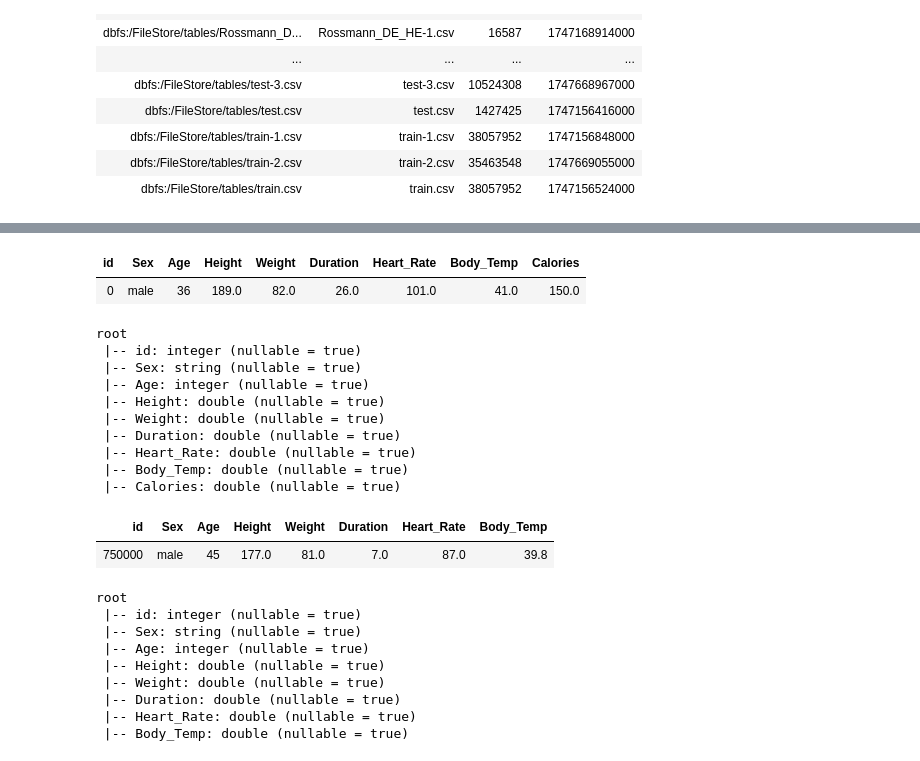
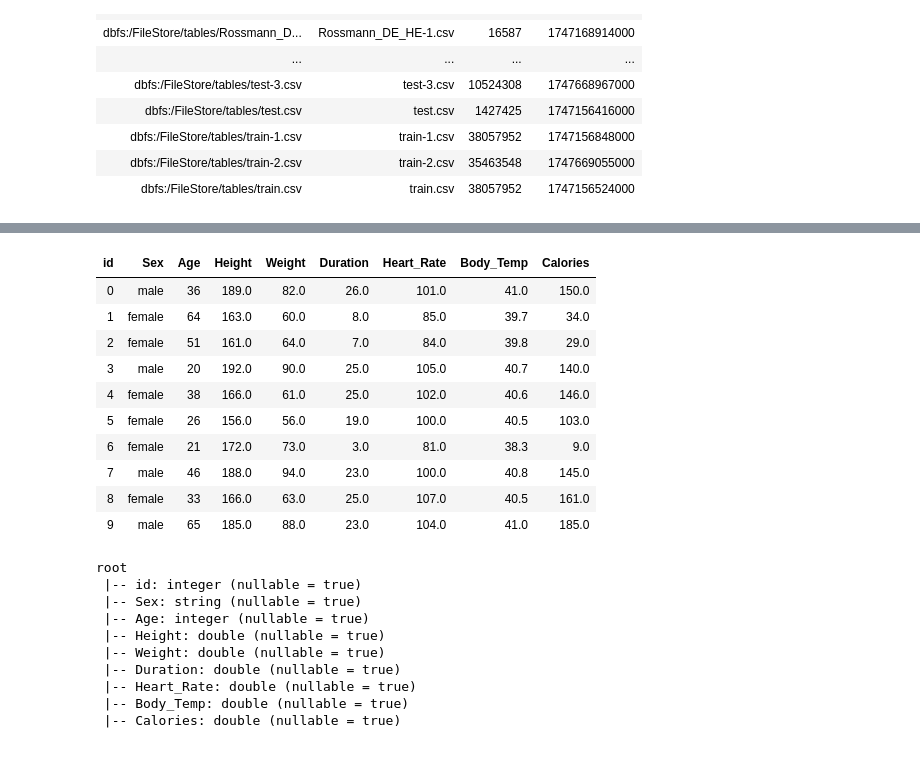
Before and after one commit to gj-goncalvescaldas/calories-prediction-ml-ongoing, a Jupyter notebook: EDA_Predict_Calorie_Expenditure_GustavoCaldas.ipynb, the cells around one changed output, grey strips where cells are left out. Drawn from its saved outputs; the diff is of its cells as text; code cells hidden in the pictures.

```diff
--- a/EDA_Predict_Calorie_Expenditure_GustavoCaldas.ipynb
+++ b/EDA_Predict_Calorie_Expenditure_GustavoCaldas.ipynb
@@ -22,10 +44,19 @@ ls /FileStore/tables
 # %%
-df = spark.read.option("Header", True).option("InferSchema", True).csv('/FileStore/tables/train-2.csv')
-display(df.head(1))
-df.printSchema()
+train_df = spark.read.option("Header", True).option("InferSchema", True).csv('/FileStore/tables/train-2.csv')
+display(train_df.head(10))
+train_df.printSchema()
 # %% [output]
 | id | Sex | Age | Height | Weight | Duration | Heart_Rate | Body_Temp | Calories |
 | 0 | male | 36 | 189.0 | 82.0 | 26.0 | 101.0 | 41.0 | 150.0 |
+| 1 | female | 64 | 163.0 | 60.0 | 8.0 | 85.0 | 39.7 | 34.0 |
+| 2 | female | 51 | 161.0 | 64.0 | 7.0 | 84.0 | 39.8 | 29.0 |
+| 3 | male | 20 | 192.0 | 90.0 | 25.0 | 105.0 | 40.7 | 140.0 |
+| 4 | female | 38 | 166.0 | 61.0 | 25.0 | 102.0 | 40.6 | 146.0 |
+| 5 | female | 26 | 156.0 | 56.0 | 19.0 | 100.0 | 40.5 | 103.0 |
+| 6 | female | 21 | 172.0 | 73.0 | 3.0 | 81.0 | 38.3 | 9.0 |
+| 7 | male | 46 | 188.0 | 94.0 | 23.0 | 100.0 | 40.8 | 145.0 |
+| 8 | female | 33 | 166.0 | 63.0 | 25.0 | 107.0 | 40.5 | 161.0 |
+| 9 | male | 65 | 185.0 | 88.0 | 23.0 | 104.0 | 41.0 | 185.0 |
 root
  |-- id: integer (nullable = true)
  |-- Sex: string (nullable = true)
@@ -36,19 +67,3 @@ root
  |-- Heart_Rate: double (nullable = true)
  |-- Body_Temp: double (nullable = true)
  |-- Calories: double (nullable = true)
-# %%
-df_test = spark.read.option("Header", True).option("InferSchema", True).csv('/FileStore/tables/test-3.csv')
-display(df_test.head(1))
-df_test.printSchema()
-# %% [output]
-| id | Sex | Age | Height | Weight | Duration | Heart_Rate | Body_Temp |
-| 750000 | male | 45 | 177.0 | 81.0 | 7.0 | 87.0 | 39.8 |
-root
- |-- id: integer (nullable = true)
- |-- Sex: string (nullable = true)
- |-- Age: integer (nullable = true)
- |-- Height: double (nullable = true)
- |-- Weight: double (nullable = true)
- |-- Duration: double (nullable = true)
- |-- Heart_Rate: double (nullable = true)
- |-- Body_Temp: double (nullable = true)
```
Also changed, not shown: parts of 9 cells of this notebook, 2 other files.
